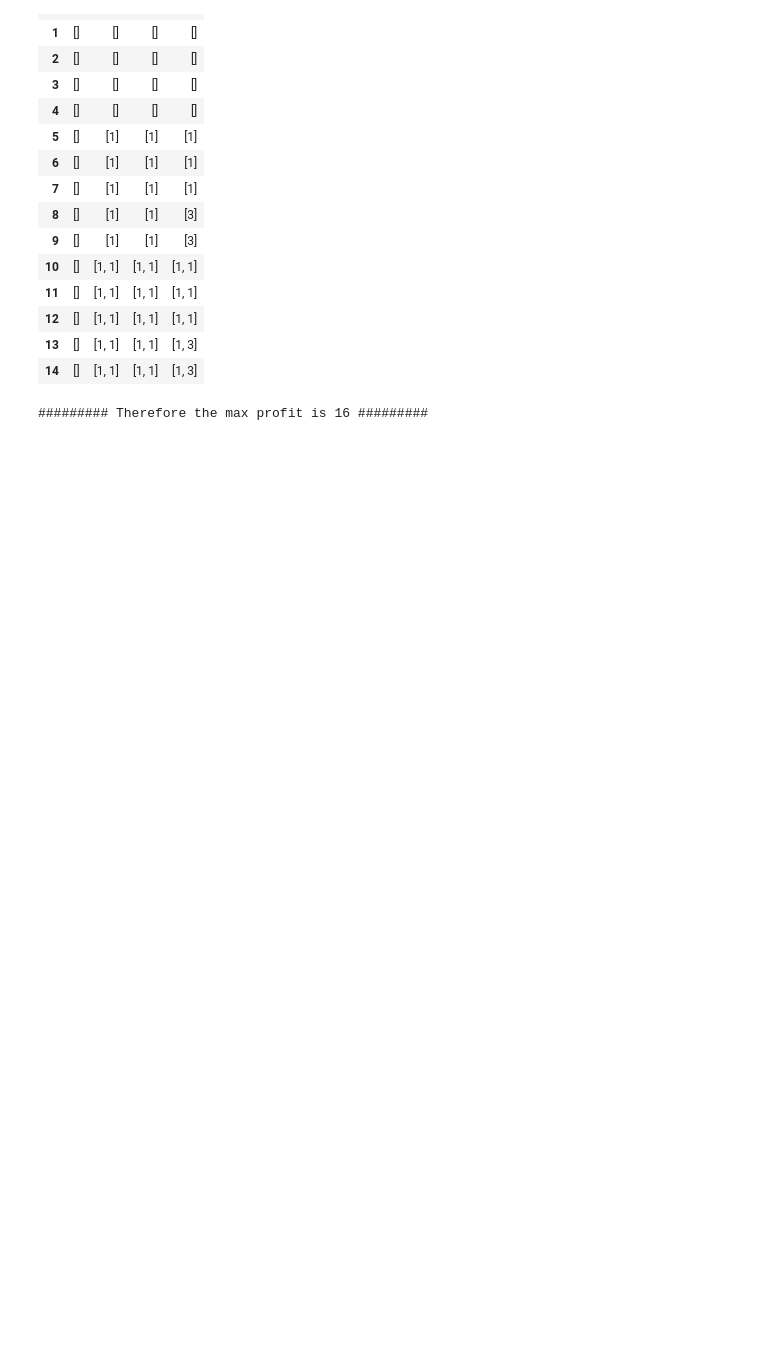
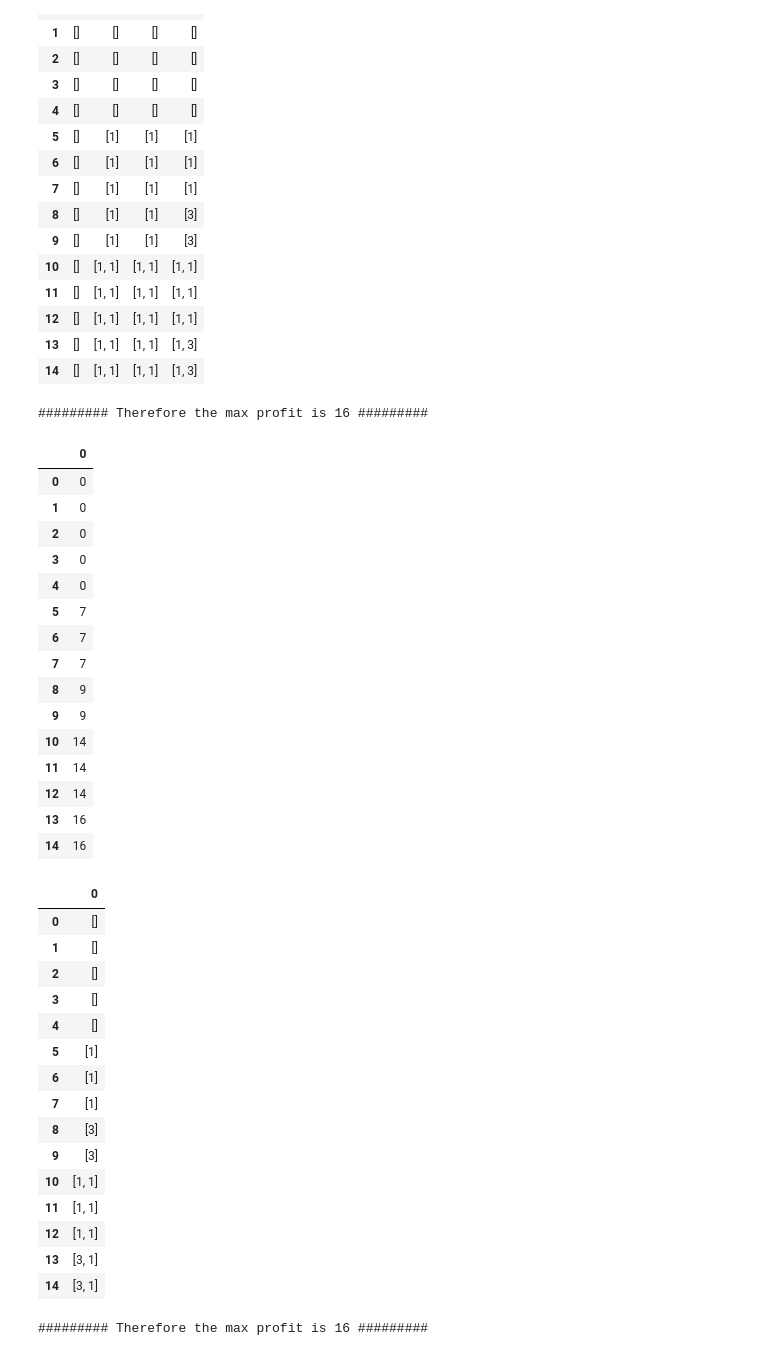
Before and after one commit to Jabezng2/SC2001-AlgoDesign-Analysis, a Jupyter notebook: Example Class 3/Example Class 3 Q4.ipynb, the cells around one changed output. Drawn from its saved outputs; the diff is of its cells as text; code cells hidden in the pictures; blank space fills up the shorter version.

```diff
--- a/Example Class 3/Example Class 3 Q4.ipynb
+++ b/Example Class 3/Example Class 3 Q4.ipynb
@@ -378,3 +312,80 @@ print("######### Therefore the max profit is", max_profit, "#########")
 | 13 | [] | [1, 1] | [1, 1] | [1, 3] |
 | 14 | [] | [1, 1] | [1, 1] | [1, 3] |
 ######### Therefore the max profit is 16 #########
+# %%
+def knapsack_dp_optimised(obj_wgts_lst, obj_profits_lst, capacity):
+    #get number of objects
+    num_of_obj = len(obj_wgts_lst)
+
+    #initialising 1D array tracking subsets' profits
+    profits = [0 for size in range(capacity+1)]
+    obj_takens = [[] for size in range(capacity+1)]
+
+    for size in range(1, capacity+1): #for each subsize of capacity
+
+        #safe choice : not taking this object means knapsack has not exceeded capacity
+        profits[size] = profits[size - 1]
+        obj_takens[size] = obj_takens[size - 1]
+
+        for obj_num in range(1, num_of_obj+1): #for each object
+            #get current object's weight and profit
+            cur_obj_wgt = obj_wgts_lst[obj_num-1]
+            cur_obj_profit = obj_profits_lst[obj_num-1]
+
+            #check for two conditions:
+            #(1) the weight of current object is able to fit into current subsize
+            #(2) net profit achieved by taking the current object and possibly not taking some other objects
+            if cur_obj_wgt <= size:
+                if profits[size] < profits[size-cur_obj_wgt] + cur_obj_profit:
+                    #conditions satisfied, for current subsize, taking current object will provide more profits than not taking
+                    profits[size] = profits[size-cur_obj_wgt] + cur_obj_profit
+                    obj_takens[size] = obj_takens[size-cur_obj_wgt] + [obj_num]
+
+    #reformatting
+    obj_takens = [str(item) for item in obj_takens]
+
+    #display tables
+    display(pd.DataFrame(profits))
+    display(pd.DataFrame(obj_takens))
+
+    return profits[capacity]
+# %%
+w = [5, 6, 8]
+p = [7, 6, 9]
+
+max_profit = knapsack_dp_optimised(w, p, 14)
+print("######### Therefore the max profit is", max_profit, "#########")
+# %% [output]
+|  | 0 |
+| 0 | 0 |
+| 1 | 0 |
+| 2 | 0 |
+| 3 | 0 |
+| 4 | 0 |
+| 5 | 7 |
+| 6 | 7 |
+| 7 | 7 |
+| 8 | 9 |
+| 9 | 9 |
+| 10 | 14 |
+| 11 | 14 |
+| 12 | 14 |
+| 13 | 16 |
+| 14 | 16 |
+|  | 0 |
+| 0 | [] |
+| 1 | [] |
+| 2 | [] |
+| 3 | [] |
+| 4 | [] |
+| 5 | [1] |
+| 6 | [1] |
+| 7 | [1] |
+| 8 | [3] |
+| 9 | [3] |
+| 10 | [1, 1] |
+| 11 | [1, 1] |
+| 12 | [1, 1] |
+| 13 | [3, 1] |
+| 14 | [3, 1] |
+######### Therefore the max profit is 16 #########
```
Also changed, not shown: parts of 1 cell of this notebook.
